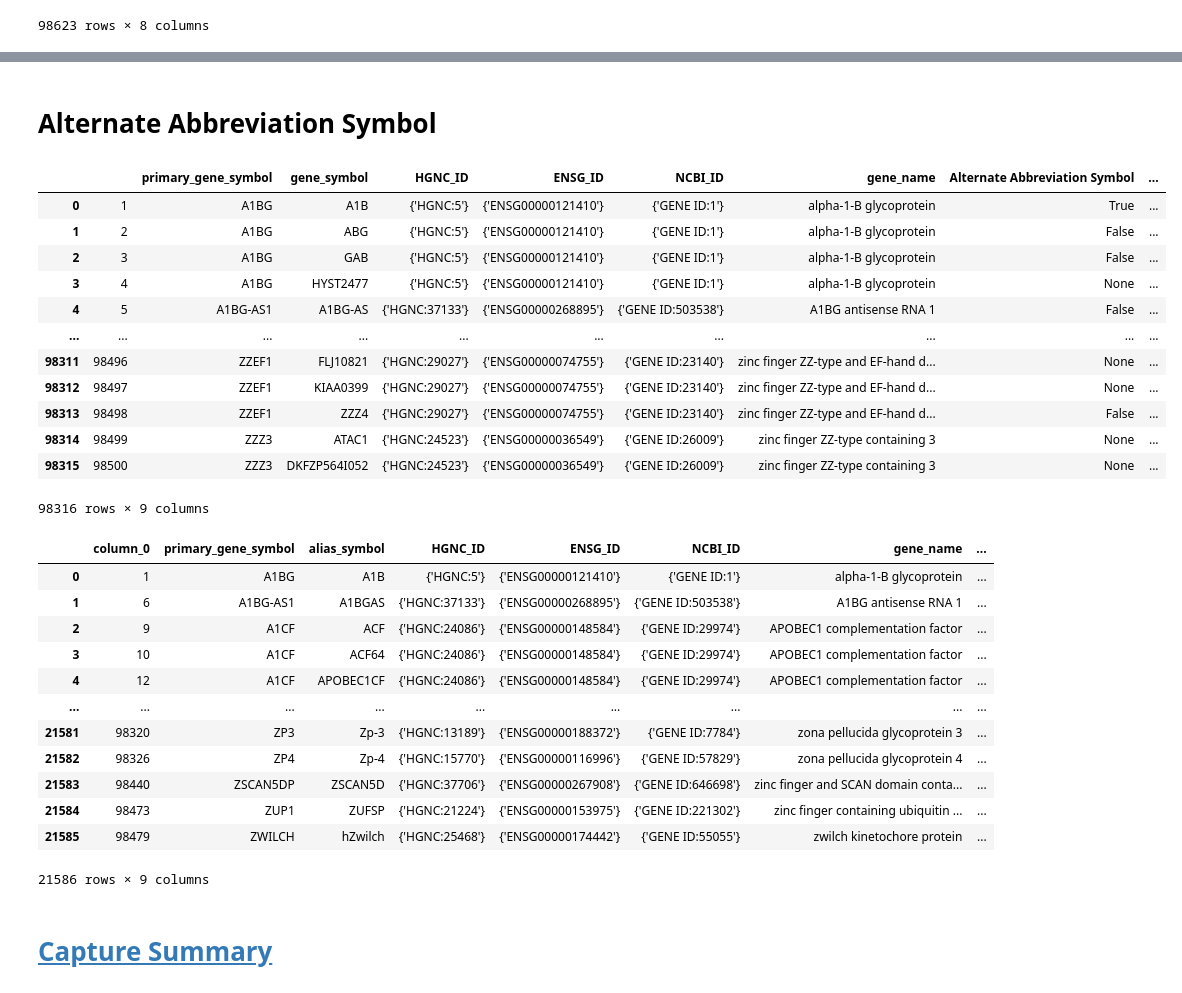
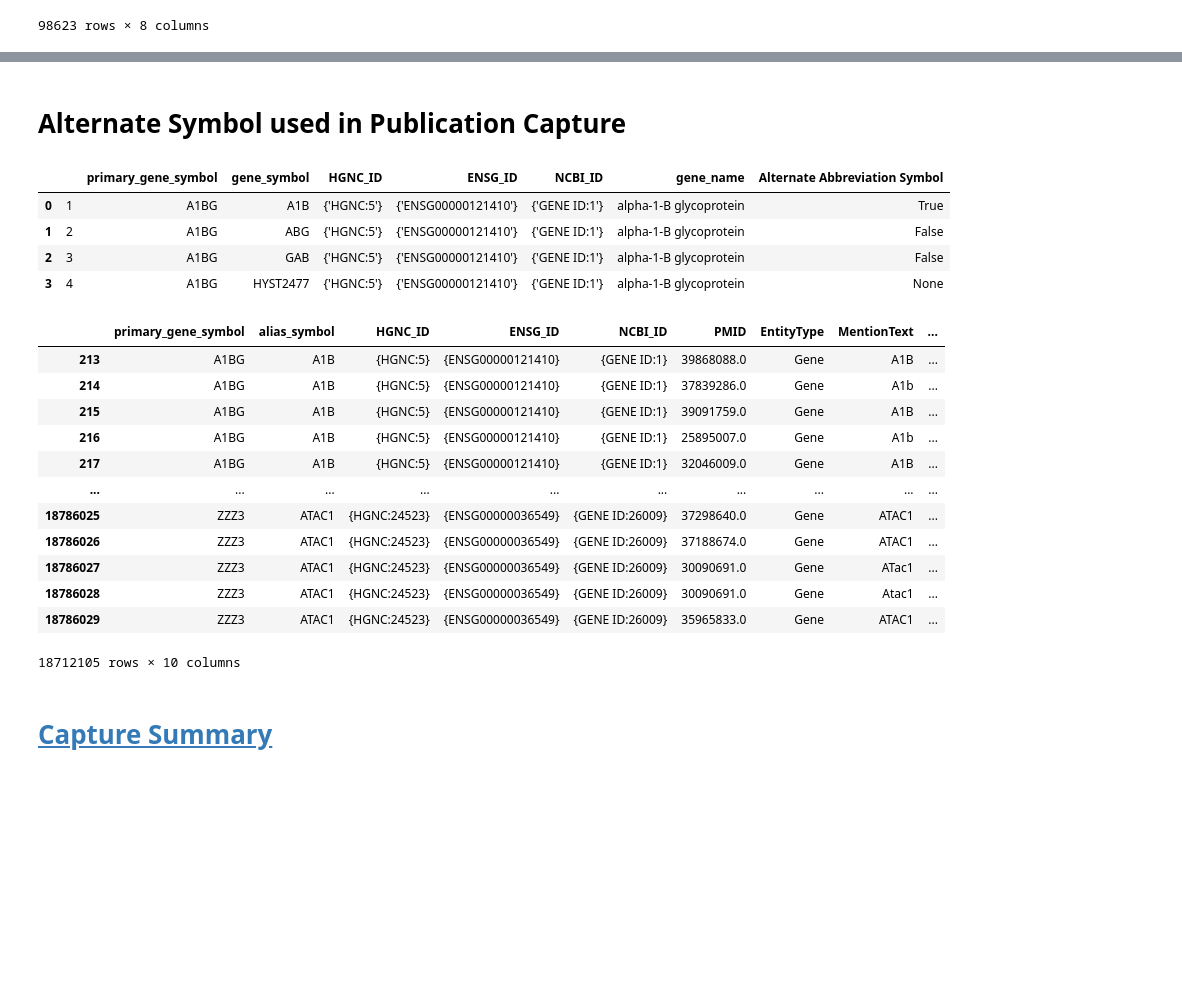
Before and after one commit to cancervariants/gene-harmony-analysis, a Jupyter notebook: analysis/5_symbol_capture_analysis.ipynb, the cells around one changed output, grey strips where cells are left out. Drawn from its saved outputs; the diff is of its cells as text; code cells hidden in the pictures; blank space fills up the shorter version.

```diff
--- a/analysis/5_symbol_capture_analysis.ipynb
+++ b/analysis/5_symbol_capture_analysis.ipynb
@@ -832,43 +832,35 @@ mgi_withdrawn_symbol_match_subset_genes_df
 # %% [markdown]
-# Alternate Abbreviation Symbol
+# Alternate Symbol used in Publication Capture
 # %%
-alt_abbrev_symbol_analysis_df = pd.read_hdf(
-    "../output/alt_abbrev_symbol_analysis_df.h5", key='df'
+alt_pub_symbol_analysis_df = pd.read_hdf(
+    "../output/alt_pub_symbol_analysis_df.h5", key='df'
     )
-alt_abbrev_symbol_analysis_df
+alt_pub_symbol_analysis_df
 # %% [output]
-|  |  | primary_gene_symbol | gene_symbol | HGNC_ID | ENSG_ID | NCBI_ID | gene_name | Alternate Abbreviation Symbol | ... |
-| 0 | 1 | A1BG | A1B | {'HGNC:5'} | {'ENSG00000121410'} | {'GENE ID:1'} | alpha-1-B glycoprotein | True | ... |
-| 1 | 2 | A1BG | ABG | {'HGNC:5'} | {'ENSG00000121410'} | {'GENE ID:1'} | alpha-1-B glycoprotein | False | ... |
-| 2 | 3 | A1BG | GAB | {'HGNC:5'} | {'ENSG00000121410'} | {'GENE ID:1'} | alpha-1-B glycoprotein | False | ... |
-| 3 | 4 | A1BG | HYST2477 | {'HGNC:5'} | {'ENSG00000121410'} | {'GENE ID:1'} | alpha-1-B glycoprotein | None | ... |
-| 4 | 5 | A1BG-AS1 | A1BG-AS | {'HGNC:37133'} | {'ENSG00000268895'} | {'GENE ID:503538'} | A1BG antisense RNA 1 | False | ... |
-| ... | ... | ... | ... | ... | ... | ... | ... | ... | ... |
-| 98311 | 98496 | ZZEF1 | FLJ10821 | {'HGNC:29027'} | {'ENSG00000074755'} | {'GENE ID:23140'} | zinc finger ZZ-type and EF-hand d... | None | ... |
-| 98312 | 98497 | ZZEF1 | KIAA0399 | {'HGNC:29027'} | {'ENSG00000074755'} | {'GENE ID:23140'} | zinc finger ZZ-type and EF-hand d... | None | ... |
-| 98313 | 98498 | ZZEF1 | ZZZ4 | {'HGNC:29027'} | {'ENSG00000074755'} | {'GENE ID:23140'} | zinc finger ZZ-type and EF-hand d... | False | ... |
-| 98314 | 98499 | ZZZ3 | ATAC1 | {'HGNC:24523'} | {'ENSG00000036549'} | {'GENE ID:26009'} | zinc finger ZZ-type containing 3 | None | ... |
-| 98315 | 98500 | ZZZ3 | DKFZP564I052 | {'HGNC:24523'} | {'ENSG00000036549'} | {'GENE ID:26009'} | zinc finger ZZ-type containing 3 | None | ... |
+|  |  | primary_gene_symbol | gene_symbol | HGNC_ID | ENSG_ID | NCBI_ID | gene_name | Alternate Abbreviation Symbol |
+| 0 | 1 | A1BG | A1B | {'HGNC:5'} | {'ENSG00000121410'} | {'GENE ID:1'} | alpha-1-B glycoprotein | True |
+| 1 | 2 | A1BG | ABG | {'HGNC:5'} | {'ENSG00000121410'} | {'GENE ID:1'} | alpha-1-B glycoprotein | False |
+| 2 | 3 | A1BG | GAB | {'HGNC:5'} | {'ENSG00000121410'} | {'GENE ID:1'} | alpha-1-B glycoprotein | False |
+| 3 | 4 | A1BG | HYST2477 | {'HGNC:5'} | {'ENSG00000121410'} | {'GENE ID:1'} | alpha-1-B glycoprotein | None |
-98316 rows × 9 columns
 # %%
-alt_abbrev_symbol_match_subset_genes_df = pd.read_hdf(
-    "../output/alt_abbrev_symbol_match_subset_genes_df.h5", key='df'
+alt_pub_symbol_match_subset_genes_df = pd.read_hdf(
+    "../output/alt_pub_symbol_match_subset_genes_df.h5", key='df'
     )
-alt_abbrev_symbol_match_subset_genes_df
+alt_pub_symbol_match_subset_genes_df
 # %% [output]
-|  | column_0 | primary_gene_symbol | alias_symbol | HGNC_ID | ENSG_ID | NCBI_ID | gene_name | ... |
-| 0 | 1 | A1BG | A1B | {'HGNC:5'} | {'ENSG00000121410'} | {'GENE ID:1'} | alpha-1-B glycoprotein | ... |
-| 1 | 6 | A1BG-AS1 | A1BGAS | {'HGNC:37133'} | {'ENSG00000268895'} | {'GENE ID:503538'} | A1BG antisense RNA 1 | ... |
-| 2 | 9 | A1CF | ACF | {'HGNC:24086'} | {'ENSG00000148584'} | {'GENE ID:29974'} | APOBEC1 complementation factor | ... |
-| 3 | 10 | A1CF | ACF64 | {'HGNC:24086'} | {'ENSG00000148584'} | {'GENE ID:29974'} | APOBEC1 complementation factor | ... |
-| 4 | 12 | A1CF | APOBEC1CF | {'HGNC:24086'} | {'ENSG00000148584'} | {'GENE ID:29974'} | APOBEC1 complementation factor | ... |
-| ... | ... | ... | ... | ... | ... | ... | ... | ... |
-| 21581 | 98320 | ZP3 | Zp-3 | {'HGNC:13189'} | {'ENSG00000188372'} | {'GENE ID:7784'} | zona pellucida glycoprotein 3 | ... |
-| 21582 | 98326 | ZP4 | Zp-4 | {'HGNC:15770'} | {'ENSG00000116996'} | {'GENE ID:57829'} | zona pellucida glycoprotein 4 | ... |
-| 21583 | 98440 | ZSCAN5DP | ZSCAN5D | {'HGNC:37706'} | {'ENSG00000267908'} | {'GENE ID:646698'} | zinc finger and SCAN domain conta... | ... |
-| 21584 | 98473 | ZUP1 | ZUFSP | {'HGNC:21224'} | {'ENSG00000153975'} | {'GENE ID:221302'} | zinc finger containing ubiquitin ... | ... |
-| 21585 | 98479 | ZWILCH | hZwilch | {'HGNC:25468'} | {'ENSG00000174442'} | {'GENE ID:55055'} | zwilch kinetochore protein | ... |
+|  | primary_gene_symbol | alias_symbol | HGNC_ID | ENSG_ID | NCBI_ID | PMID | EntityType | MentionText | ... |
+| 213 | A1BG | A1B | {HGNC:5} | {ENSG00000121410} | {GENE ID:1} | 39868088.0 | Gene | A1B | ... |
+| 214 | A1BG | A1B | {HGNC:5} | {ENSG00000121410} | {GENE ID:1} | 37839286.0 | Gene | A1b | ... |
+| 215 | A1BG | A1B | {HGNC:5} | {ENSG00000121410} | {GENE ID:1} | 39091759.0 | Gene | A1B | ... |
+| 216 | A1BG | A1B | {HGNC:5} | {ENSG00000121410} | {GENE ID:1} | 25895007.0 | Gene | A1b | ... |
+| 217 | A1BG | A1B | {HGNC:5} | {ENSG00000121410} | {GENE ID:1} | 32046009.0 | Gene | A1B | ... |
+| ... | ... | ... | ... | ... | ... | ... | ... | ... | ... |
+| 18786025 | ZZZ3 | ATAC1 | {HGNC:24523} | {ENSG00000036549} | {GENE ID:26009} | 37298640.0 | Gene | ATAC1 | ... |
+| 18786026 | ZZZ3 | ATAC1 | {HGNC:24523} | {ENSG00000036549} | {GENE ID:26009} | 37188674.0 | Gene | ATAC1 | ... |
+| 18786027 | ZZZ3 | ATAC1 | {HGNC:24523} | {ENSG00000036549} | {GENE ID:26009} | 30090691.0 | Gene | ATac1 | ... |
+| 18786028 | ZZZ3 | ATAC1 | {HGNC:24523} | {ENSG00000036549} | {GENE ID:26009} | 30090691.0 | Gene | Atac1 | ... |
+| 18786029 | ZZZ3 | ATAC1 | {HGNC:24523} | {ENSG00000036549} | {GENE ID:26009} | 35965833.0 | Gene | ATAC1 | ... |
-21586 rows × 9 columns
+18712105 rows × 10 columns
 # %% [markdown]
 # <a id='toc10_'></a>[Capture Summary](#toc0_)
 # %% [markdown]
```
Also changed, not shown: parts of 59 cells of this notebook, 3 other files.
